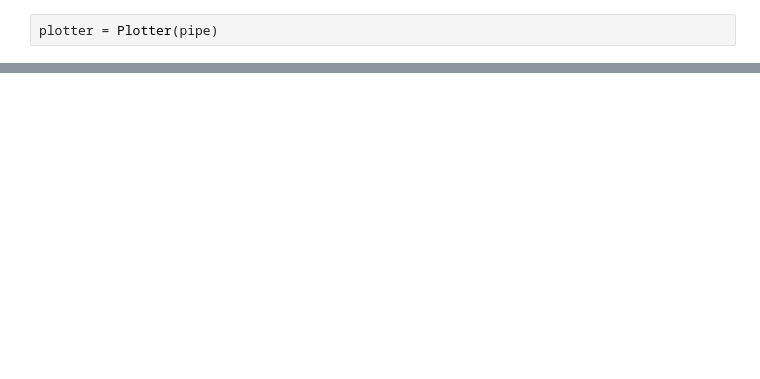
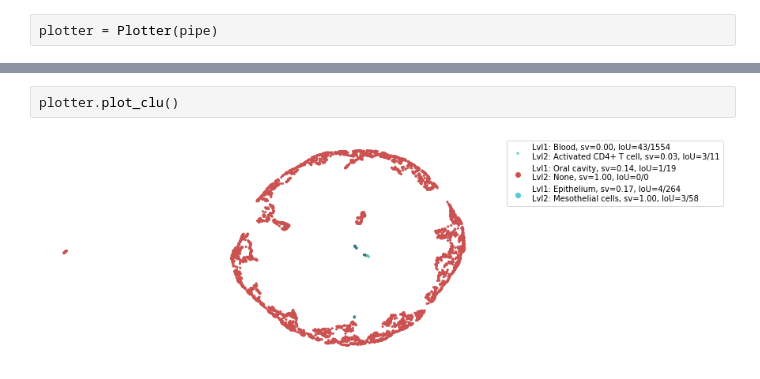
Before and after one commit to ferrocactus/cellar, a Jupyter notebook: notebooks/main.ipynb, the cells around one changed output, grey strips where cells are left out. Drawn from its saved outputs; the diff is of its cells as text; blank space fills up the shorter version.

```diff
--- a/notebooks/main.ipynb
+++ b/notebooks/main.ipynb
@@ -28,0 +46,4 @@ plotter.plot_clu()
+# %%
+plotter.plot_clu()
+# %% [output]
+[figure, added]
```
Also changed, not shown: parts of 4 cells of this notebook, 4 other files.
